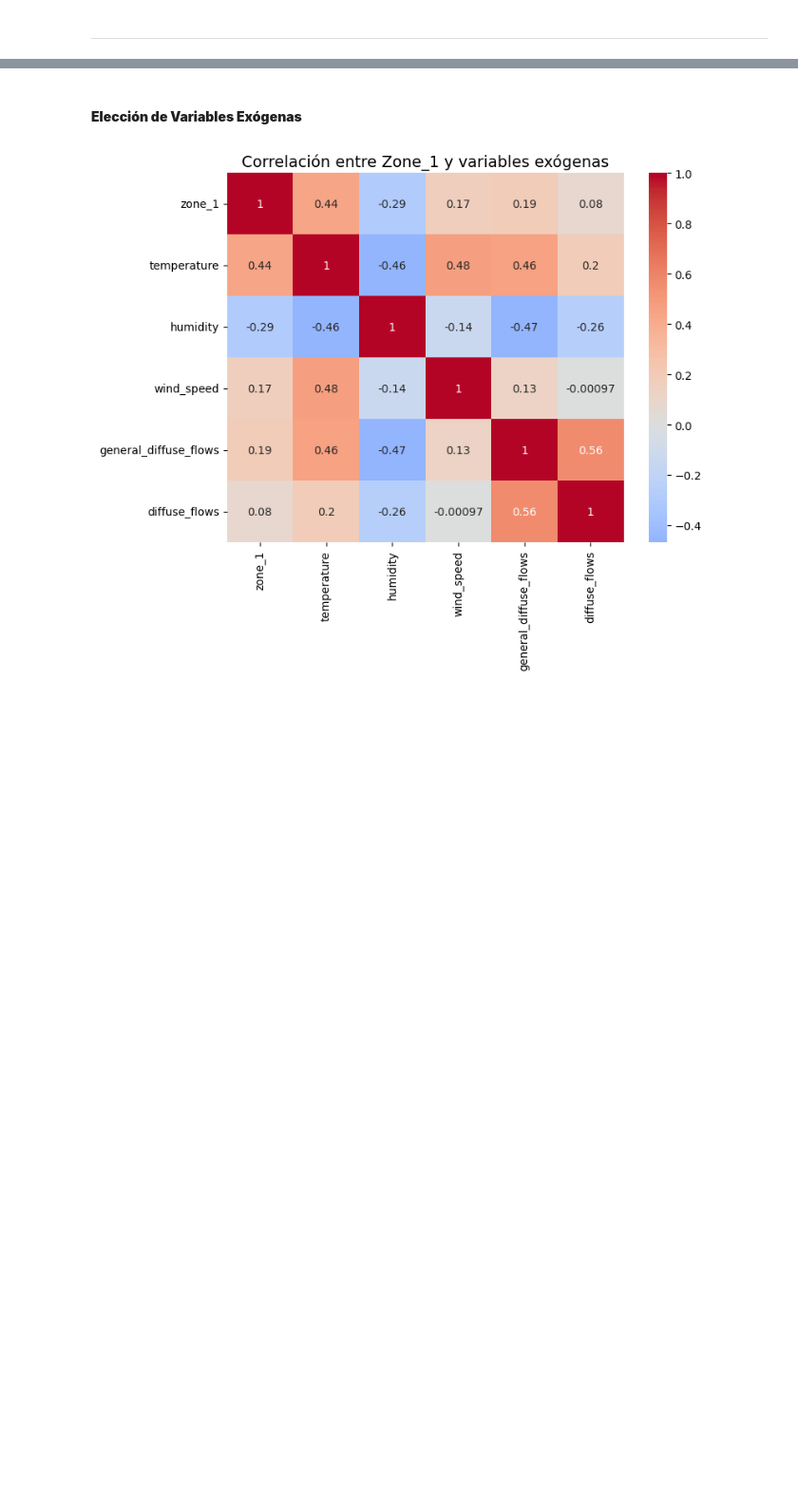
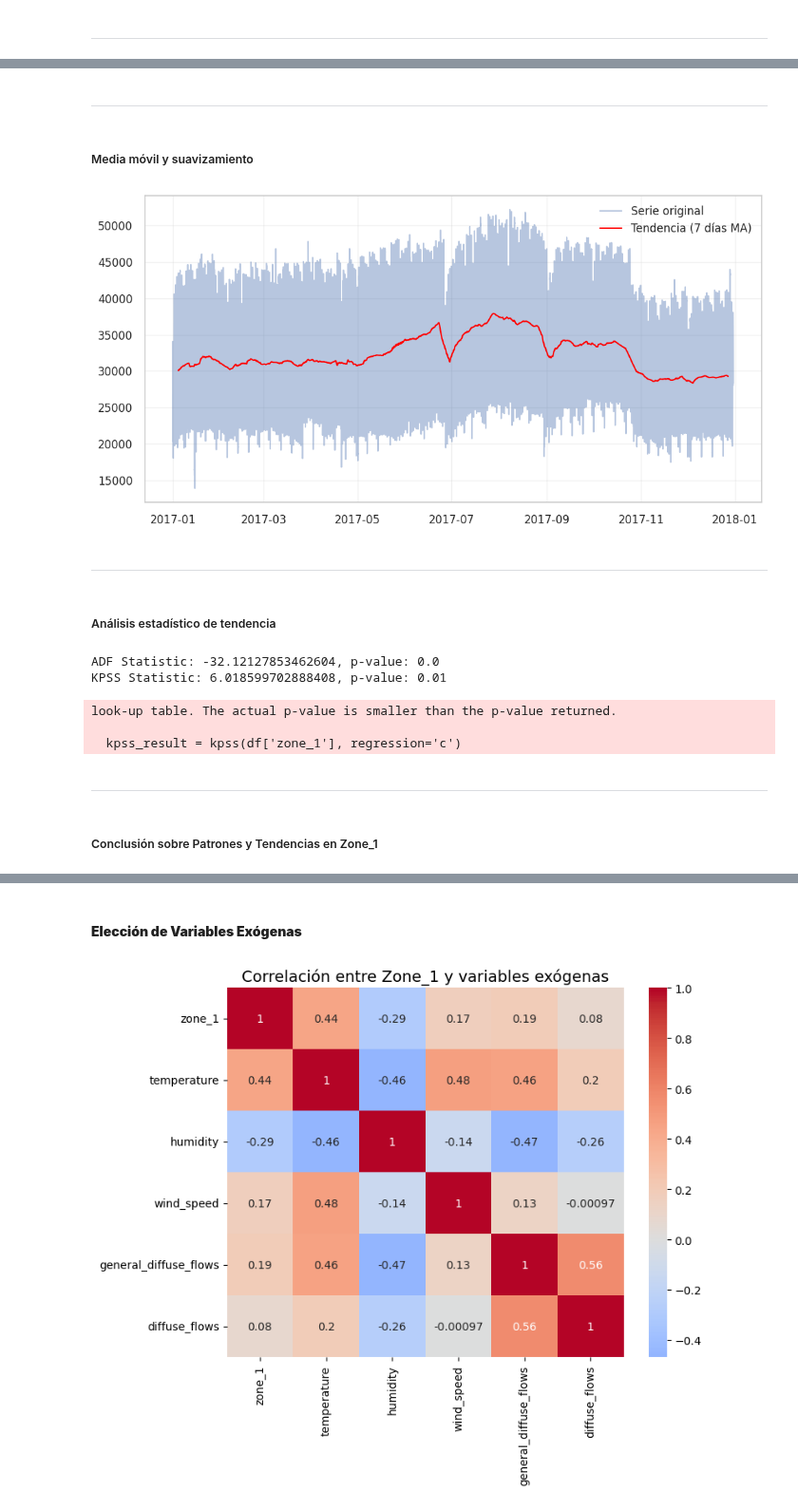
Before and after one commit to DCajiao/Time-series-forecast-of-energy-consumption-in-Tetouan-City, a Jupyter notebook: notebooks/00_EDA.ipynb, the cells around one changed output, grey strips where cells are left out. Shown at 95% size. Saved outputs shown, nothing was run; the diff lists cells and outputs as text; code cells hidden in the pictures; blank space fills up the shorter version.

```diff
--- a/notebooks/00_EDA.ipynb
+++ b/notebooks/00_EDA.ipynb
@@ -171,0 +222,32 @@ Por lo anterior, se concluye que la **zona seleccionada para el análisis predic
+# %% [markdown]
+---
+# %% [markdown]
+##### Media móvil y suavizamiento
+# %%
+df['zone1_ma7d'] = df['zone_1'].rolling(window=24*6*7, center=True).mean() # media móvil semanal
+plt.plot(df['datetime'], df['zone_1'], alpha=0.4, label='Serie original')
+plt.plot(df['datetime'], df['zone1_ma7d'], color='red', label='Tendencia (7 días MA)')
+plt.legend()
+plt.show()
+# %% [output]
+[figure, added]
+# %% [markdown]
+---
+# %% [markdown]
+##### Análisis estadístico de tendencia
+# %%
+adf_result = adfuller(df['zone_1'])
+print(f"ADF Statistic: {adf_result[0]}, p-value: {adf_result[1]}")
+
+kpss_result = kpss(df['zone_1'], regression='c')
+print(f"KPSS Statistic: {kpss_result[0]}, p-value: {kpss_result[1]}")
+# %% [output]
+ADF Statistic: -32.12127853462604, p-value: 0.0
+KPSS Statistic: 6.018599702888408, p-value: 0.01
+look-up table. The actual p-value is smaller than the p-value returned.
+
+  kpss_result = kpss(df['zone_1'], regression='c')
+# %% [markdown]
+---
+# %% [markdown]
+##### Conclusión sobre Patrones y Tendencias en Zone\_1
```
Also changed, not shown: parts of 9 cells of this notebook.
